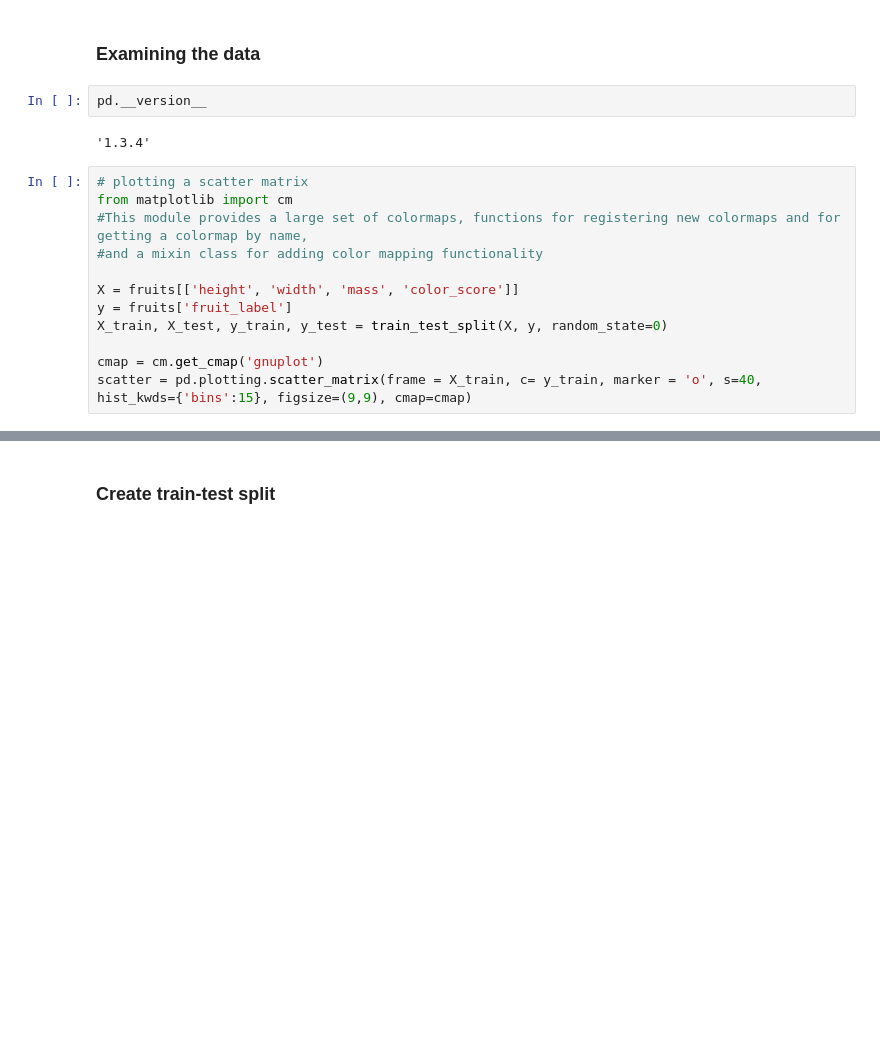
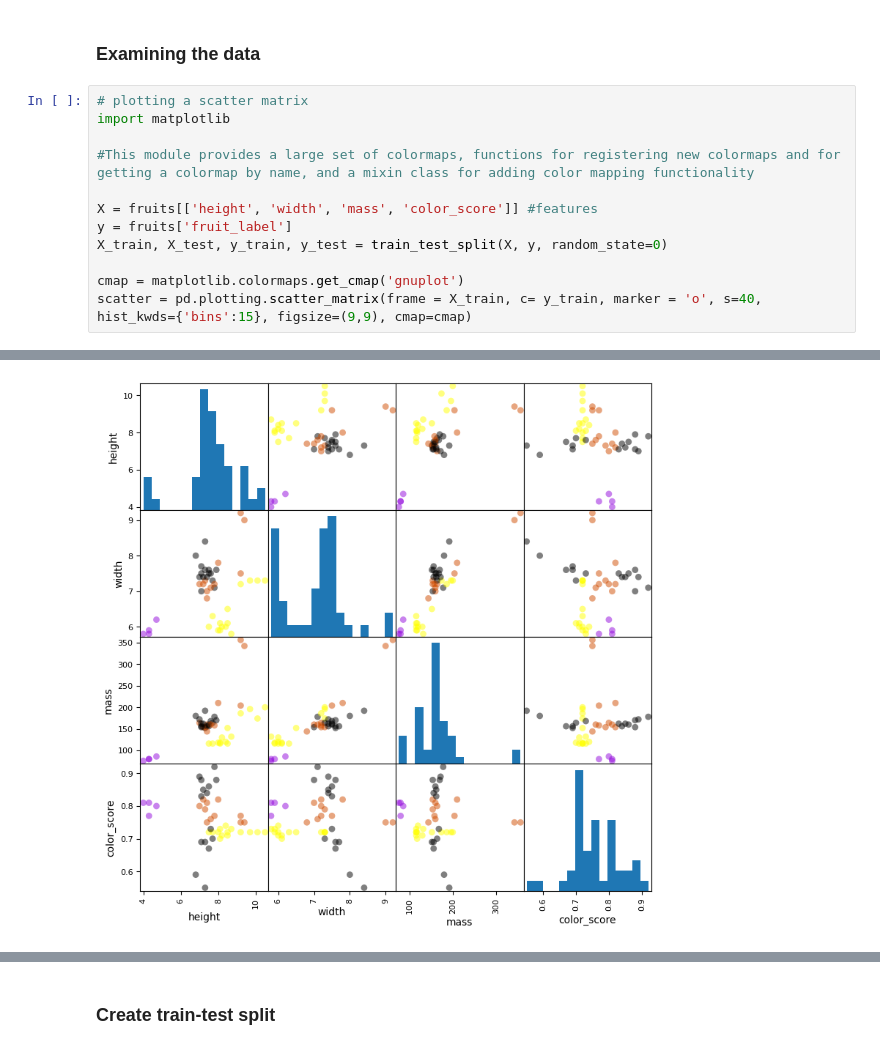
Before and after one commit to singla-arun/applied_data_science, a Jupyter notebook: 3_Applied Machine Learning Using Python/Files/home/jovyan/work/resources/course3/Module 1.ipynb, the cells around one changed output, grey strips where cells are left out. Drawn from its saved outputs; the diff is of its cells as text; blank space fills up the shorter version.

Commit message:
reviewed module 1 & 2 resources & added markdown files with conceps

```diff
--- a/3_Applied Machine Learning Using Python/Files/home/jovyan/work/resources/course3/Module 1.ipynb
+++ b/3_Applied Machine Learning Using Python/Files/home/jovyan/work/resources/course3/Module 1.ipynb
@@ -35,20 +38,16 @@ lookup_fruit_name
 The file contains the mass, height, and width of a selection of oranges, lemons and apples. The heights were measured along the core of the fruit. The widths were the widest width perpendicular to the height.
 # %% [markdown]
 ### Examining the data
-# %%
-pd.__version__
-# %% [output]
-'1.3.4'
 # %%
 # plotting a scatter matrix
-from matplotlib import cm
-#This module provides a large set of colormaps, functions for registering new colormaps and for getting a colormap by name,
-#and a mixin class for adding color mapping functionality
+import matplotlib
 
-X = fruits[['height', 'width', 'mass', 'color_score']]
+#This module provides a large set of colormaps, functions for registering new colormaps and for getting a colormap by name, and a mixin class for adding color mapping functionality
+
+X = fruits[['height', 'width', 'mass', 'color_score']] #features
 y = fruits['fruit_label']
 X_train, X_test, y_train, y_test = train_test_split(X, y, random_state=0)
 
-cmap = cm.get_cmap('gnuplot')
+cmap = matplotlib.colormaps.get_cmap('gnuplot')
 scatter = pd.plotting.scatter_matrix(frame = X_train, c= y_train, marker = 'o', s=40, hist_kwds={'bins':15}, figsize=(9,9), cmap=cmap)
 # %% [output]
@@ -57,3 +54,4 @@ scatter = pd.plotting.scatter_matrix(frame = X_train, c= y_train, marker = 'o',
+[figure, added]
 # %%
 # plotting a 3D scatter plot
 from mpl_toolkits.mplot3d import Axes3D
```
Also changed, not shown: parts of 12 cells of this notebook, 3 other files.
